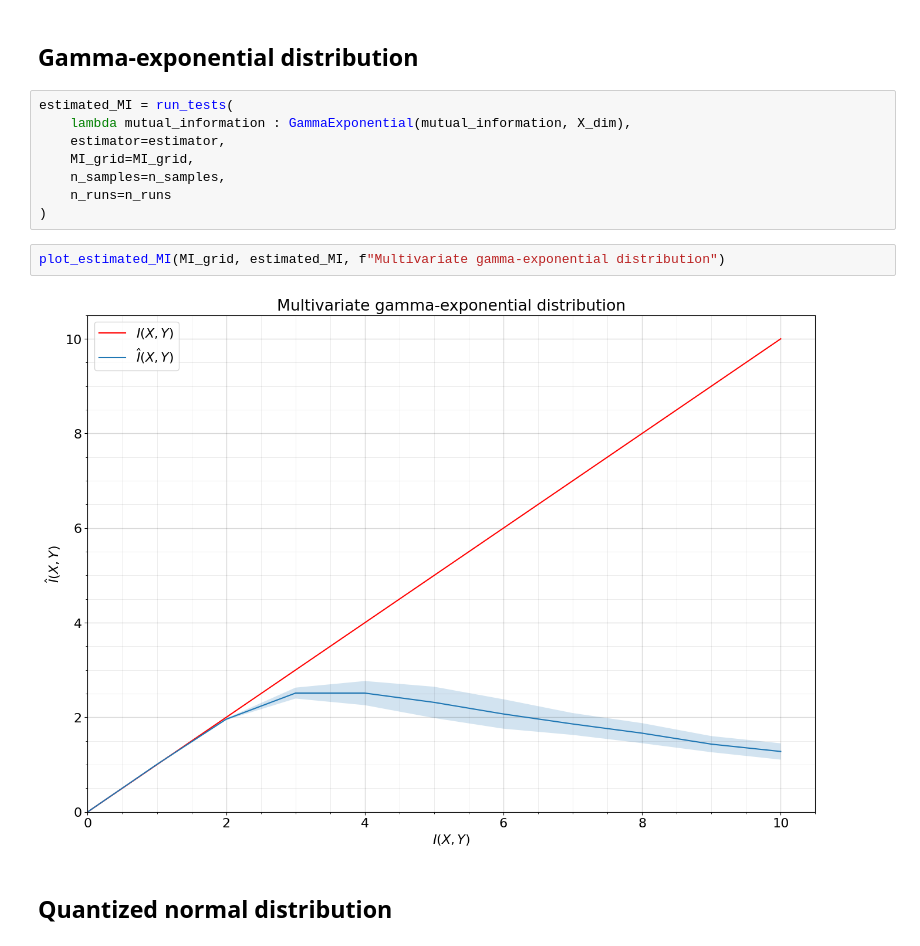
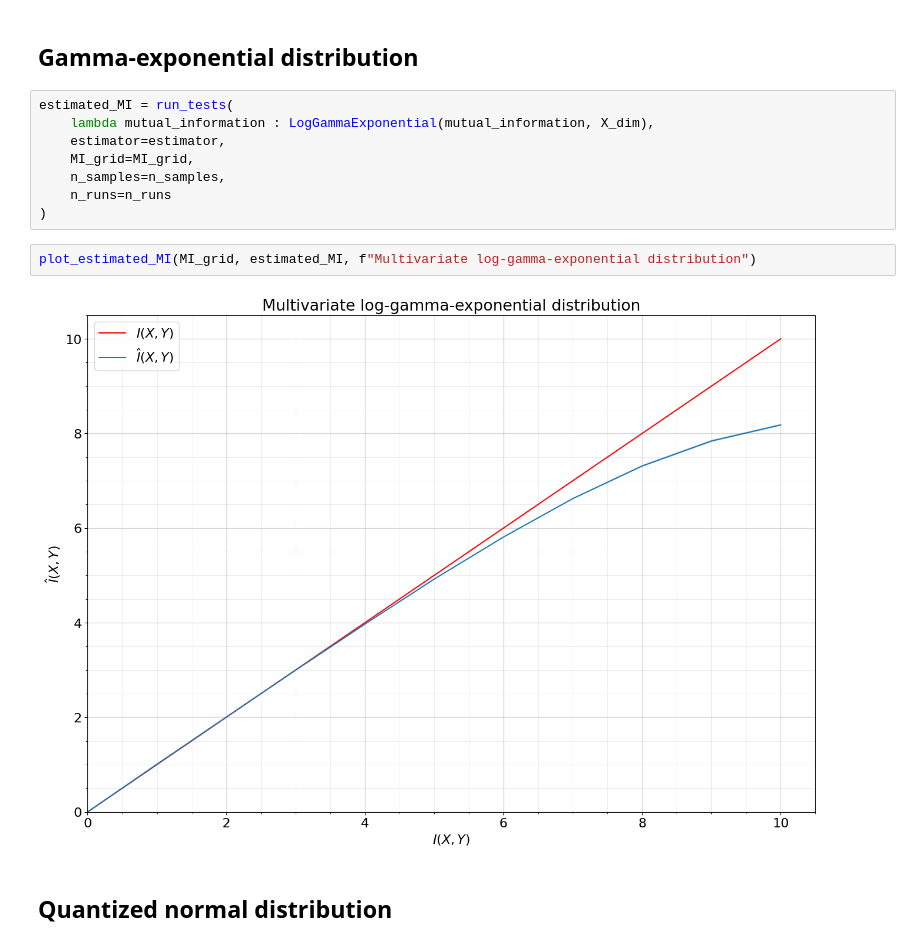
Before and after one commit to VanessB/mutinfo, a Jupyter notebook: source/examples/KSG.ipynb, the cells around one changed output. Drawn from its saved outputs; the diff is of its cells as text.

Commit message:
Added MINE estimator wrapper. [BREAKING] Fixed GammaExponential distribution (now LogGammaExponential).

```diff
--- a/source/examples/KSG.ipynb
+++ b/source/examples/KSG.ipynb
@@ -86,16 +86,16 @@ plot_estimated_MI(MI_grid, estimated_MI, f"Multivariate smoothed uniform distrib
 ## Gamma-exponential distribution
 # %%
 estimated_MI = run_tests(
-    lambda mutual_information : GammaExponential(mutual_information, X_dim),
+    lambda mutual_information : LogGammaExponential(mutual_information, X_dim),
     estimator=estimator,
     MI_grid=MI_grid,
     n_samples=n_samples,
     n_runs=n_runs
 )
 # %%
-plot_estimated_MI(MI_grid, estimated_MI, f"Multivariate gamma-exponential distribution")
+plot_estimated_MI(MI_grid, estimated_MI, f"Multivariate log-gamma-exponential distribution")
 # %% [output]
-[figure, old version]
+[figure, new version]
 # %% [markdown]
 ## Quantized normal distribution
 # %%
```
Also changed, not shown: parts of 1 cell of this notebook, 13 other files.
